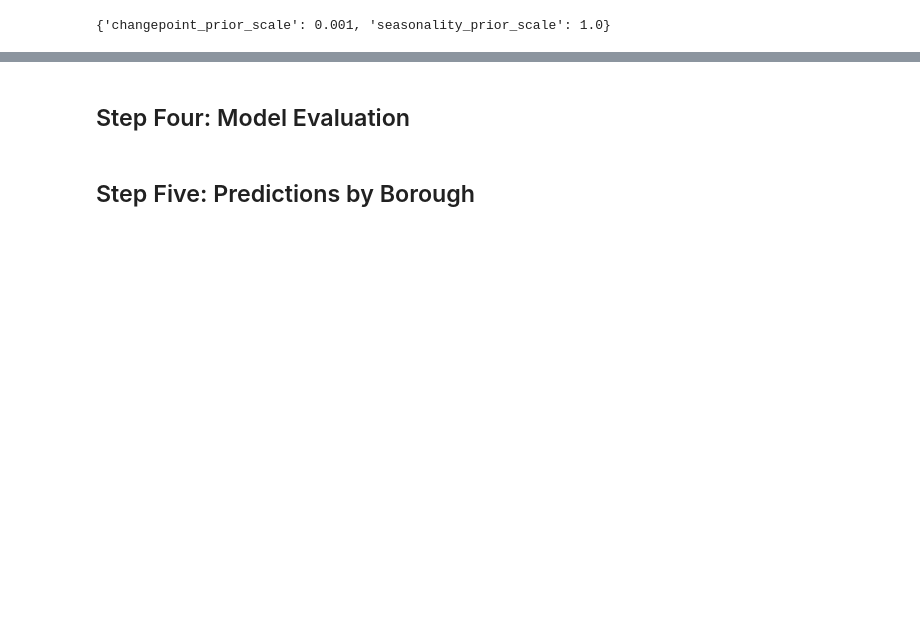
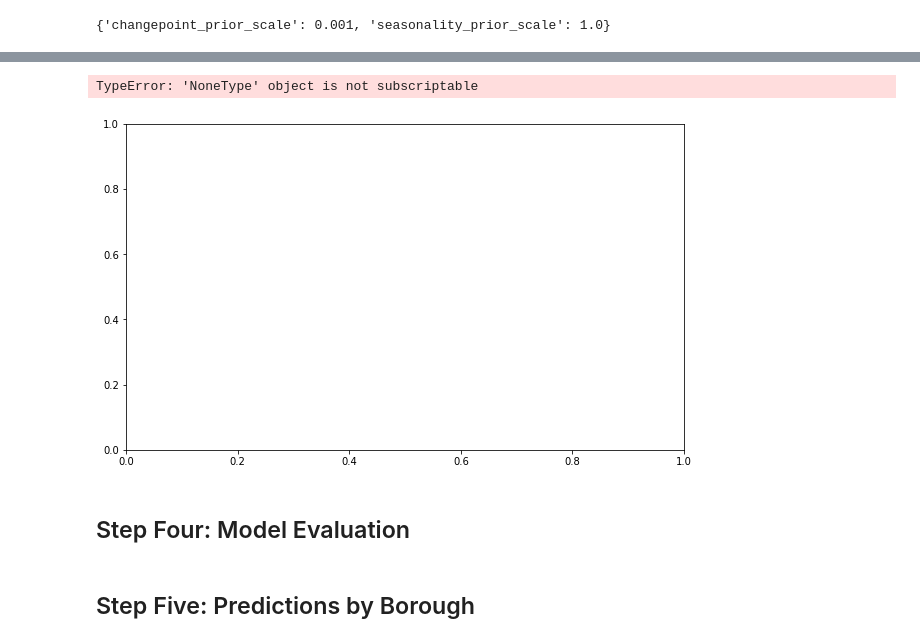
Before and after one commit to awesomecosmos/CS675-Intro-To-Data-Science, a Jupyter notebook: Project3/project3.ipynb, the cells around one changed output, grey strips where cells are left out. Drawn from its saved outputs; the diff is of its cells as text; code cells hidden in the pictures; blank space fills up the shorter version.

```diff
--- a/Project3/project3.ipynb
+++ b/Project3/project3.ipynb
@@ -665,3 +624,8 @@ df_p
+# %%
+fig = plot_cross_validation_metric(df_cv, metric='mape')
+# %% [output]
+TypeError: 'NoneType' object is not subscriptable
+[figure, added]
 # %%
 fig = m_by_100_day_logistic.plot(forecast_for_100_day_logistic)
 a = add_changepoints_to_plot(fig.gca(), m_by_100_day_logistic, forecast_for_100_day_logistic)
```
Also changed, not shown: parts of 26 cells of this notebook.
